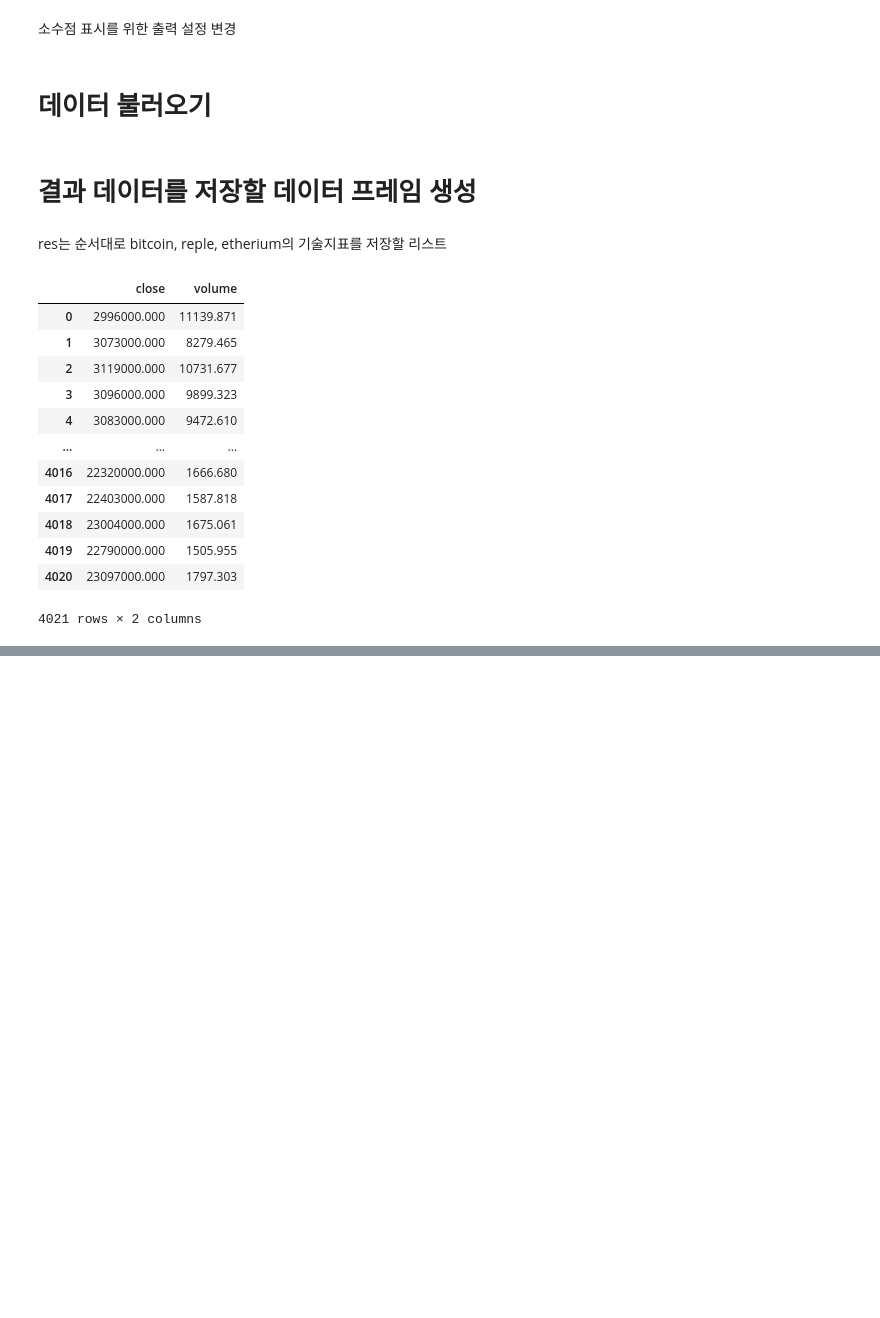
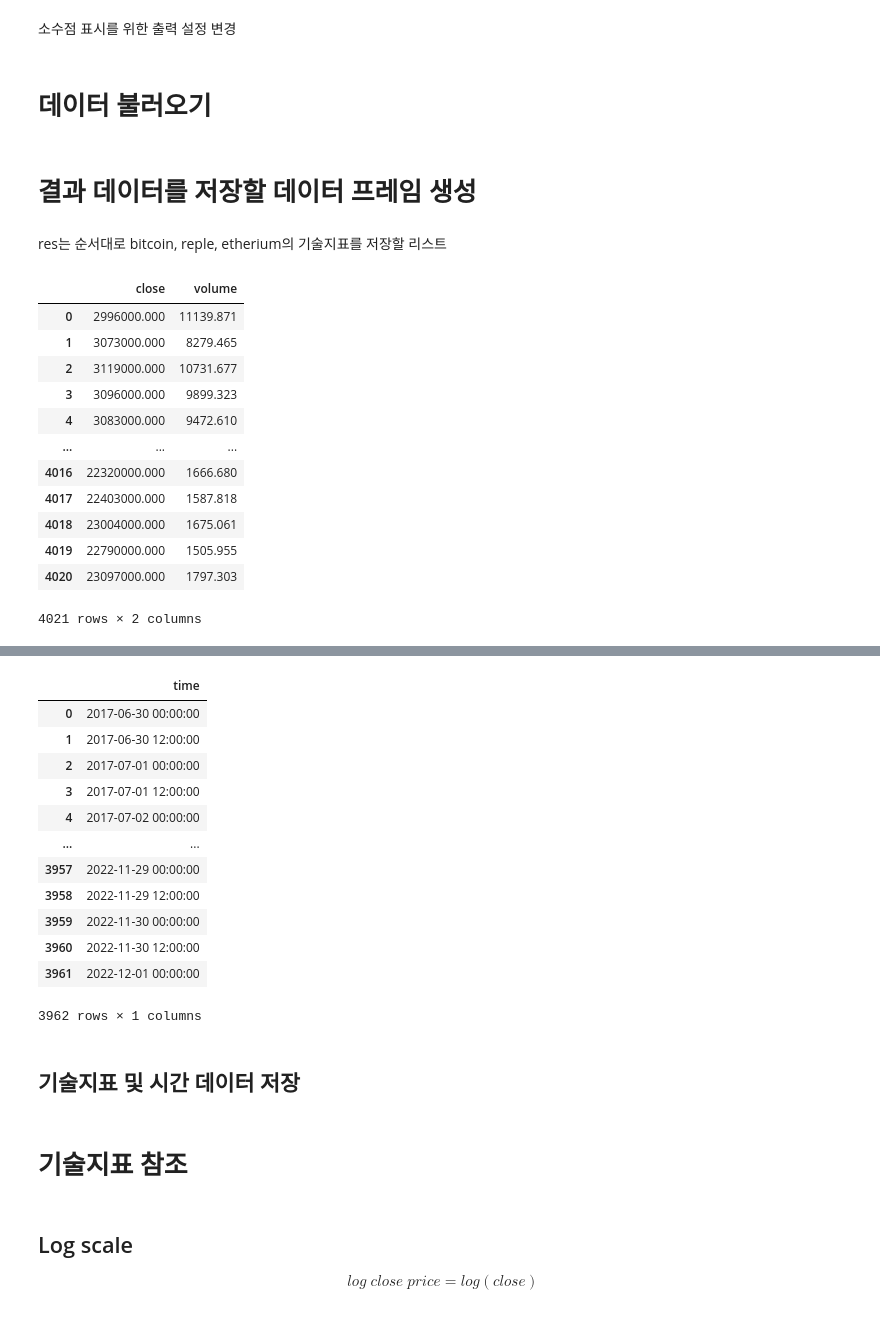
Before and after one commit to kth321/LSTM_with_cryptocurrency, a Jupyter notebook: Indicator.ipynb, the cells around one changed output, grey strips where cells are left out. Saved outputs shown, nothing was run; the diff lists cells and outputs as text; code cells hidden in the pictures; blank space fills up the shorter version.

```diff
--- a/Indicator.ipynb
+++ b/Indicator.ipynb
@@ -261,0 +475,20 @@ indicator.get_nvi()
+# %%
+remove_row = len(time) - len(res[0])
+time = time.drop(time.head(59).index)
+time = time.reset_index(drop=True)
+# %%
+time
+# %% [output]
+|  | time |
+| 0 | 2017-06-30 00:00:00 |
+| 1 | 2017-06-30 12:00:00 |
+| 2 | 2017-07-01 00:00:00 |
+| 3 | 2017-07-01 12:00:00 |
+| 4 | 2017-07-02 00:00:00 |
+| ... | ... |
+| 3957 | 2022-11-29 00:00:00 |
+| 3958 | 2022-11-29 12:00:00 |
+| 3959 | 2022-11-30 00:00:00 |
+| 3960 | 2022-11-30 12:00:00 |
+| 3961 | 2022-12-01 00:00:00 |
+3962 rows × 1 columns
@@ -261,0 +497,2 @@ indicator.get_nvi()
+# %% [markdown]
+## 기술지표 및 시간 데이터 저장
@@ -262 +503,8 @@ indicator.get_nvi()
+# %% [markdown]
+# 기술지표 참조
+# %% [markdown]
+## Log scale
+$$
+log\; close\; price = log(close)
+$$
 # %% [markdown]
```
Also changed, not shown: parts of 29 cells of this notebook.
